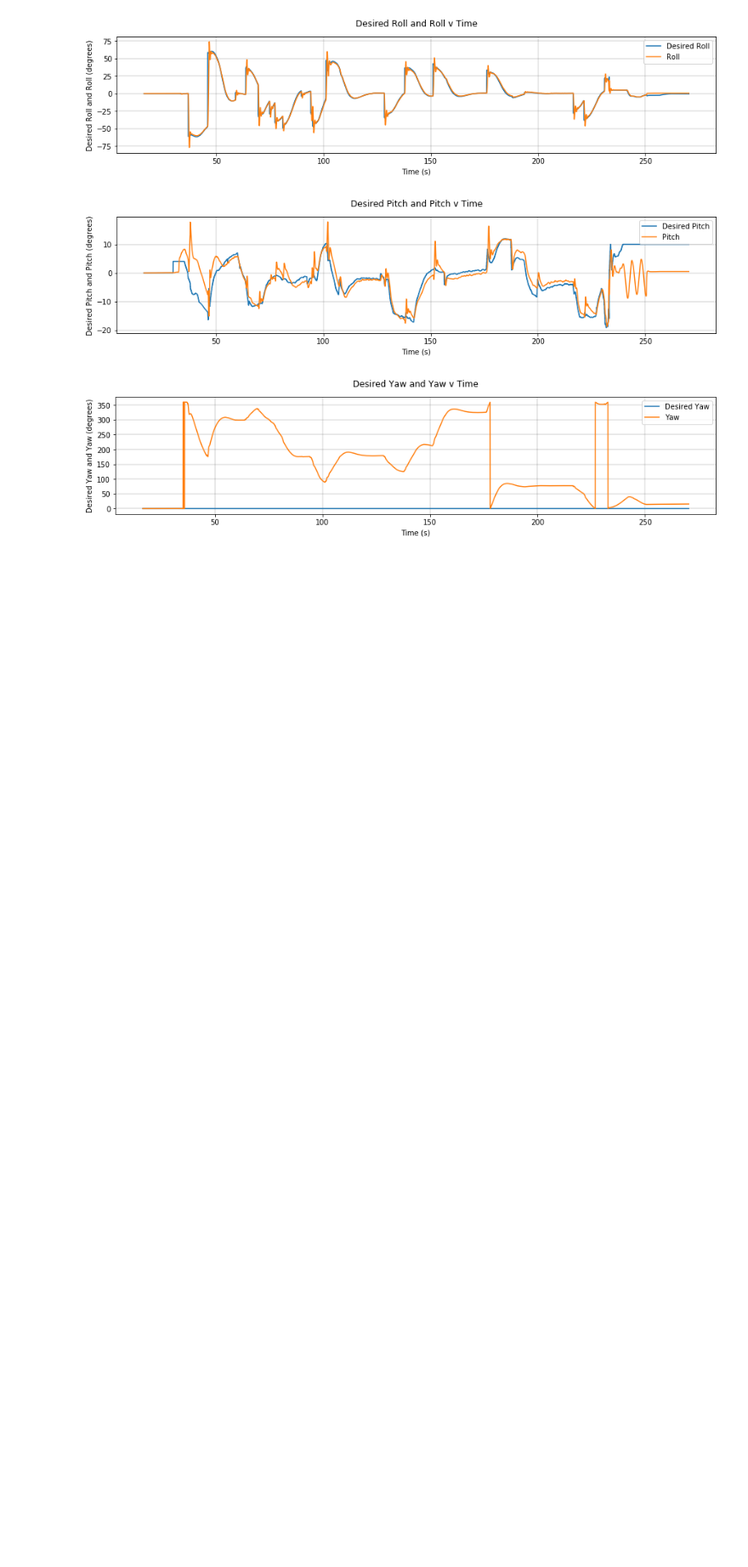
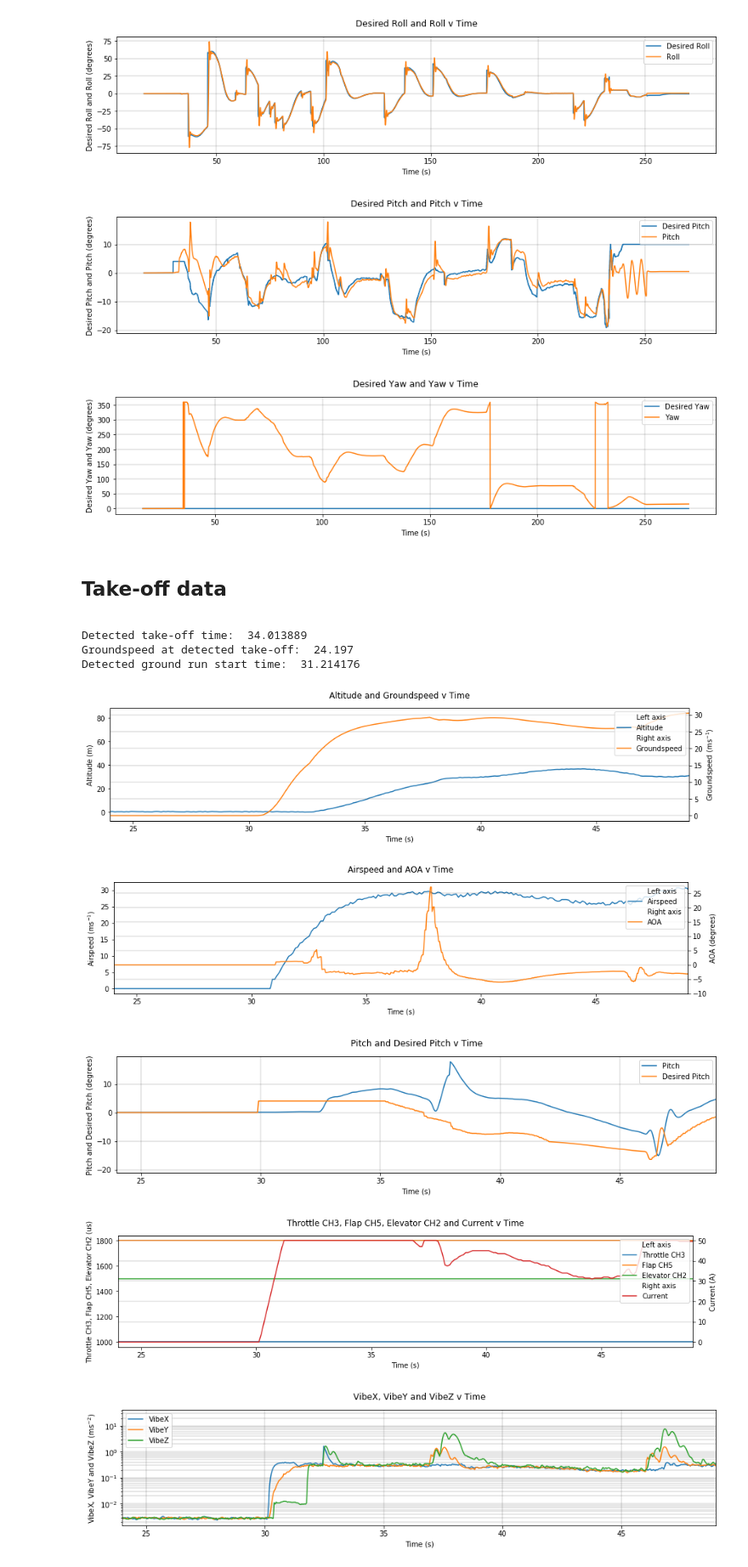
Before and after one commit to AdrianWeishaeupl/AutoFLpy, a Jupyter notebook: autoflpy/user_files/flight_logs_generated/Generated_flight_log_20190110_1.ipynb, the cells around one changed output. Shown at 85% size. Saved outputs shown, nothing was run; the diff lists cells and outputs as text; code cells hidden in the pictures; blank space fills up the shorter version.

Commit message:
Take-off graph added to the notebook

```diff
--- a/autoflpy/user_files/flight_logs_generated/Generated_flight_log_20190110_1.ipynb
+++ b/autoflpy/user_files/flight_logs_generated/Generated_flight_log_20190110_1.ipynb
@@ -358,3 +359,16 @@ y_limits=["y_min", "y_max"]
 graph_plotter([["y", "desired yaw", "att"], ["y", "yaw", "att"], ["x", "time", "att"]], values_list, x_limits, y_limits, marker_list)
 # %% [output]
 [figure]
+# %% [markdown]
+<h2>Take-off data</h2><a class="anchor" id="Take-off-data"></a>
+# %%
+take_off_graph(values_list)
+# %% [output]
+Detected take-off time:  34.013889
+Groundspeed at detected take-off:  24.197
+Detected ground run start time:  31.214176
+[figure, added]
+[figure, added]
+[figure, added]
+[figure, added]
+[figure, added]
```
Also changed, not shown: parts of 1 cell of this notebook, 1 other file.
